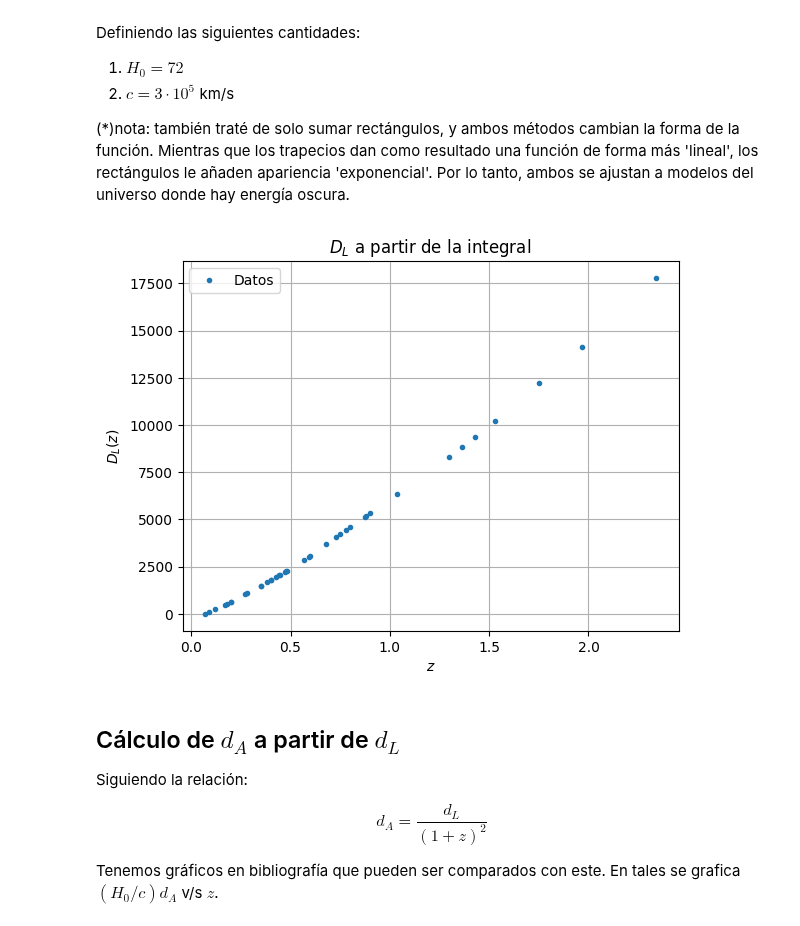
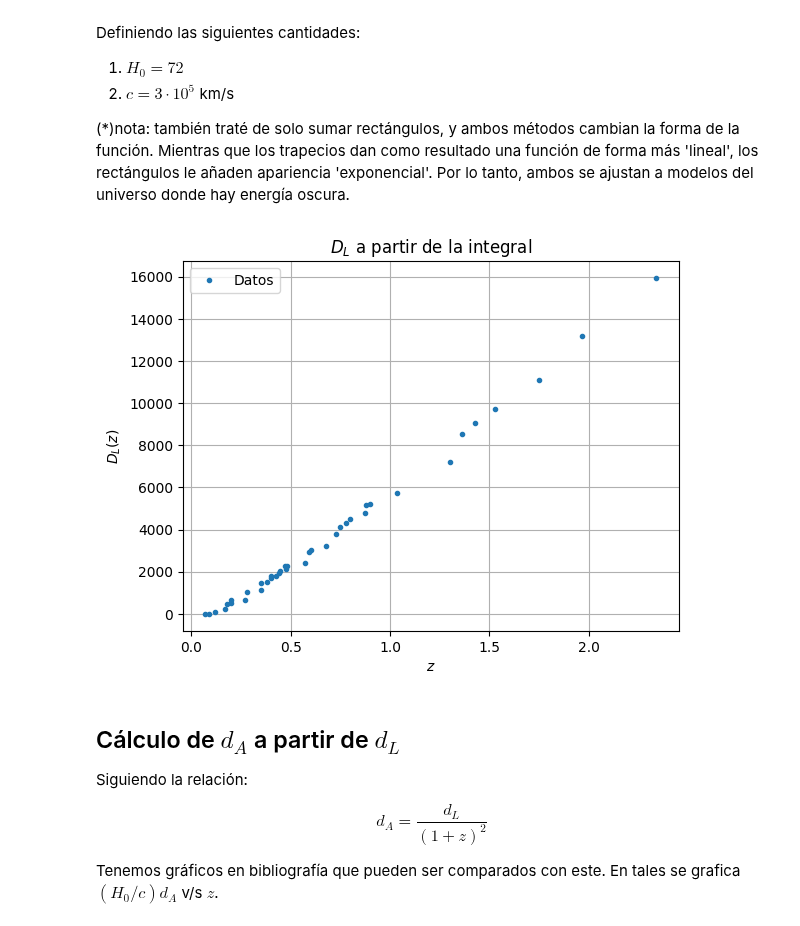
Before and after one commit to XimePS/Practica-DFI, a Jupyter notebook: Codigo con hub_data.ipynb, the cells around one changed output. Cells and saved outputs as stored; diff of their text form; code cells hidden in the pictures.

```diff
--- a/Codigo con hub_data.ipynb
+++ b/Codigo con hub_data.ipynb
@@ -144,36 +144,30 @@ Definiendo las siguientes cantidades:
 2. $c = 3 \cdot 10^5$ km/s
 
 (*)nota: también traté de solo sumar rectángulos, y ambos métodos cambian la forma de la función. Mientras que los trapecios dan como resultado una función de forma más 'lineal', los rectángulos le añaden apariencia 'exponencial'. Por lo tanto, ambos se ajustan a modelos del universo donde hay energía oscura.
+# %%
+def integral_trapecios(x, y, j):
+    n = j
+    integral = 0
+    for i in range(1, n):
+        integral += (x[i] - x[i-1])*(y[i] + y[i-1])/2
+    return integral
 # %%
-def integral_acumulativa(x, y):
-    """
-    Calcula la integral acumulativa de los datos (x, y) utilizando la regla de los trapecios.
+integral_resultado = np.zeros(len(H))
 
-    Parámetros:
-    - x: Array de valores de x.
-    - y: Array de valores de f(x).
+for j in range(len(H)):
+    integral_resultado[j] = integral_trapecios(z, 1/(H/H_0), j)
 
-    Devuelve:
-    - La integral acumulativa de los datos.
-    """
-    integral = np.zeros_like(y)
-    for i in range(1, len(y)):
-        integral[i] = np.trapz(y[:i+1], x[:i+1])
-    return integral
-
-integral = integral_acumulativa(z, 1/(H/H_0))
-
-D_LH = c*((1+z)/H_0)*integral
+D_LH = (c*(1+z)/H_0) * integral_resultado
 
 plt.plot(z, D_LH, '.', label = "Datos")
 plt.xlabel('$z$')
 plt.ylabel('$D_L(z)$')
 plt.title('$D_L$ a partir de la integral')
 plt.legend()
 plt.grid(True)
 plt.show()
 # %% [output]
-[figure, old version]
+[figure, new version]
 # %% [markdown]
 ## Cálculo de $d_A$ a partir de $d_L$
 
```
Also changed, not shown: parts of 4 cells of this notebook, 2 other files.
